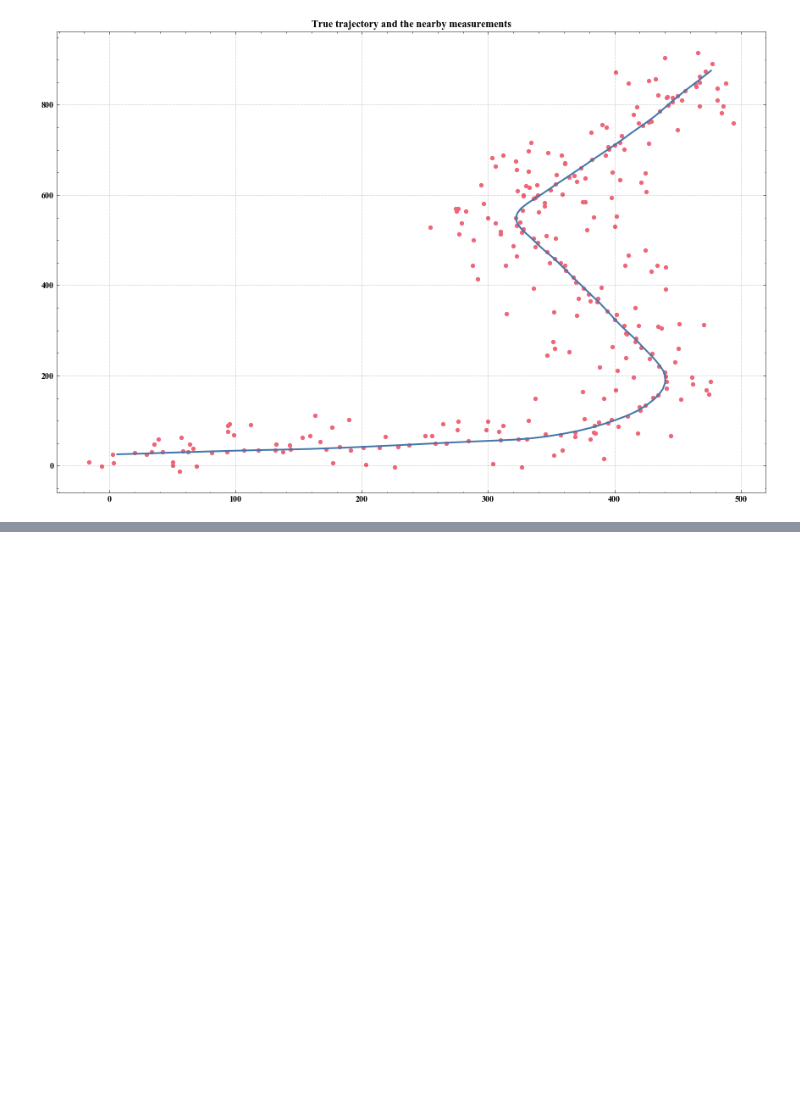
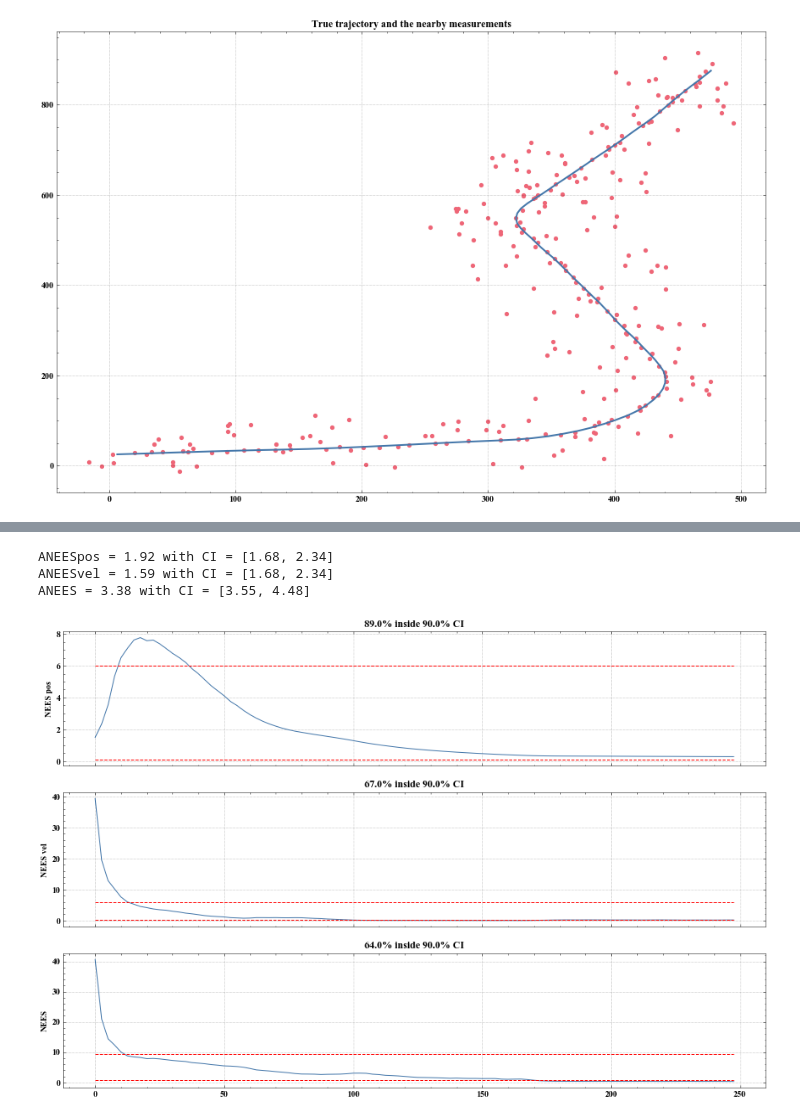
Before and after one commit to jkaob/TTK4250-sensorfusion, a Jupyter notebook: o6/o6.ipynb, the cells around one changed output, grey strips where cells are left out. Saved outputs shown, nothing was run; the diff lists cells and outputs as text; code cells hidden in the pictures; blank space fills up the shorter version.

```diff
--- a/o6/o6.ipynb
+++ b/o6/o6.ipynb
@@ -198,20 +201,29 @@ axs3[1].set_xlabel("time")
 # %%
 # NEES
-fig4, axs4 = plt.subplots(3, sharex=True, num=4, clear=True, figize=(20,10))
+fig4, axs4 = plt.subplots(3, sharex=True, num=4, clear=True, figsize=(15,15))
 axs4[0].plot(np.arange(K) * Ts, NEESpos)
 axs4[0].plot([0, (K - 1) * Ts], np.repeat(CI2[None], 2, 0), "--r")
 axs4[0].set_ylabel("NEES pos")
 inCIpos = np.mean((CI2[0] <= NEESpos) * (NEESpos <= CI2[1]))
 axs4[0].set_title(f"{inCIpos*100:.1f}% inside {confprob*100:.1f}% CI")
 
 axs4[1].plot(np.arange(K) * Ts, NEESvel)
 axs4[1].plot([0, (K - 1) * Ts], np.repeat(CI2[None], 2, 0), "--r")
 axs4[1].set_ylabel("NEES vel")
 inCIvel = np.mean((CI2[0] <= NEESvel) * (NEESvel <= CI2[1]))
 axs4[1].set_title(f"{inCIvel*100:.1f}% inside {confprob*100:.1f}% CI")
 
 axs4[2].plot(np.arange(K) * Ts, NEES)
 axs4[2].plot([0, (K - 1) * Ts], np.repeat(CI4[None], 2, 0), "--r")
 axs4[2].set_ylabel("NEES")
 inCI = np.mean((CI4[0] <= NEES) * (NEES <= CI4[1]))
 axs4[2].set_title(f"{inCI*100:.1f}% inside {confprob*100:.1f}% CI")
+
+print(f"ANEESpos = {ANEESpos:.2f} with CI = [{CI2K[0]:.2f}, {CI2K[1]:.2f}]")
+print(f"ANEESvel = {ANEESvel:.2f} with CI = [{CI2K[0]:.2f}, {CI2K[1]:.2f}]")
+print(f"ANEES = {ANEES:.2f} with CI = [{CI4K[0]:.2f}, {CI4K[1]:.2f}]")
+# %% [output]
+ANEESpos = 1.92 with CI = [1.68, 2.34]
+ANEESvel = 1.59 with CI = [1.68, 2.34]
+ANEES = 3.38 with CI = [3.55, 4.48]
+[figure, added]
```
Also changed, not shown: parts of 2 cells of this notebook.
